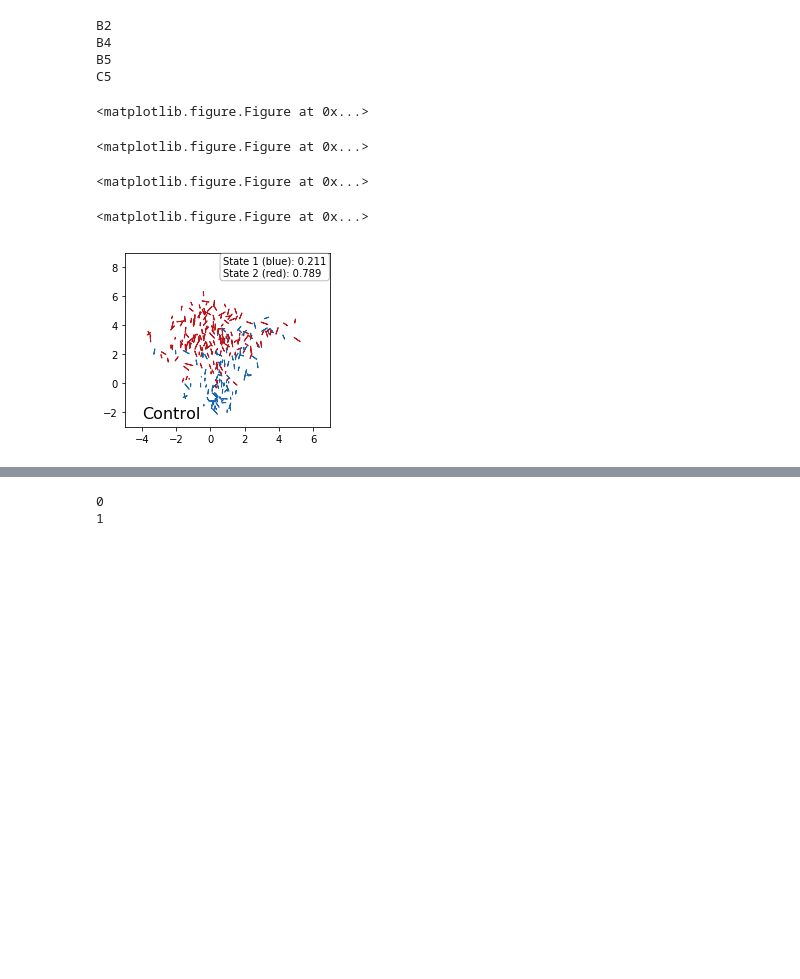
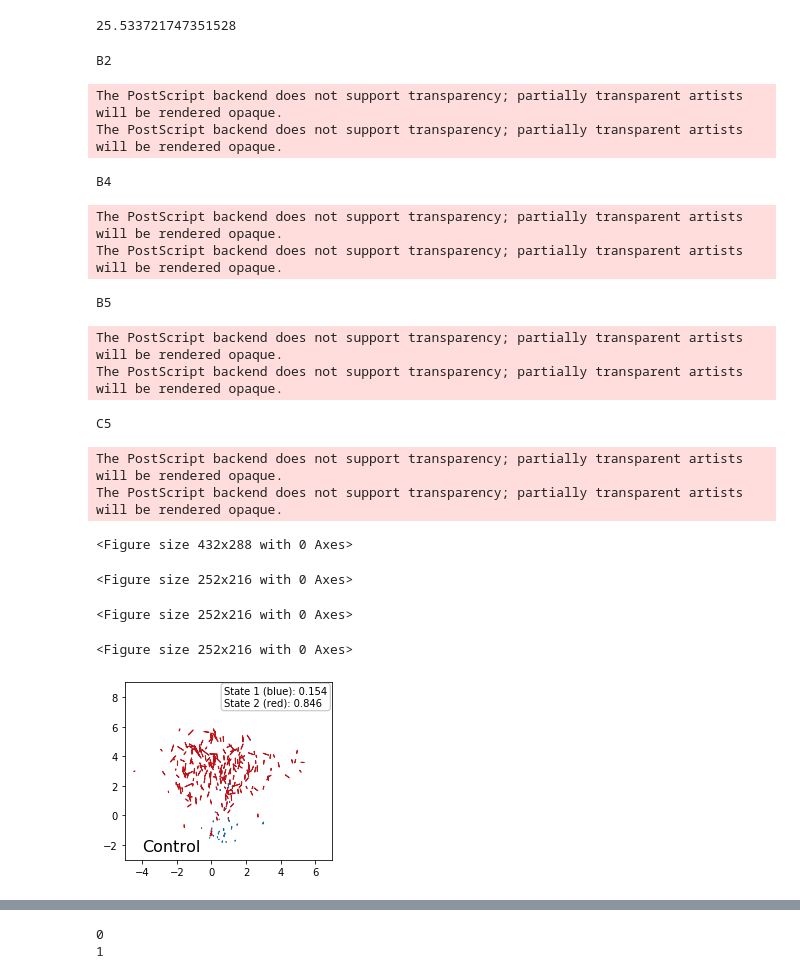
Before and after one commit to mehta-lab/dynamorph, a Jupyter notebook: NOVEMBER_Analysis.ipynb, the cells around one changed output, grey strips where cells are left out. Drawn from its saved outputs; the diff is of its cells as text; code cells hidden in the pictures; blank space fills up the shorter version.

```diff
--- a/NOVEMBER_Analysis.ipynb
+++ b/NOVEMBER_Analysis.ipynb
@@ -304,6 +323,7 @@ plt.savefig('traj_vec_rand_samples_pre_pca.png', dpi=300)
 
 cell_aps = pickle.load(open(os.path.join(raw_folder, 'all_patches_cell_aspect_ratios.pkl'), 'rb'))
 traj_orientations = {}
+traj_orientations2 = {}
 traj_orientation_stds = {}
 patch_orientations = {}
 patch_displacements = {}
@@ -345,7 +365,7 @@ for t in traj_inds:
         continue
 
     ang_diffs = [(a1 - a2)%(np.pi) for a1, a2 in zip(angs1, angs2)]
-    ang_diffs = [a if a < np.pi/2 else a - np.pi for a in ang_diffs]
+    #ang_diffs = [a if a < np.pi/2 else a - np.pi for a in ang_diffs]
     ang_diffs_all.extend(ang_diffs)
     for f, a in zip(valid_fs_, ang_diffs):
         patch_orientations[f] = a
@@ -358,7 +378,8 @@ for t in traj_inds:
     merged_d, merged_ang_diff = cmath.polar(complex(merged_x, merged_y))
 
     assert np.allclose(merged_d, np.sqrt(merged_x**2 + merged_y**2))
-    traj_orientations[t] = merged_ang_diff/2
+    traj_orientations[t] = merged_ang_diff / 2
+    traj_orientations2[t] = np.arctan(merged_y/merged_x) / 2
     traj_orientation_stds[t] = merged_d/sum(ds)
 # %%
 ### Calculate Cell Sizes ###
@@ -834,11 +836,9 @@ def extract_representatives(traj_pool, target_PC1=(None, None), target_PC2=(None
     selected_ts = sorted(selected_ts, key=lambda x: np.std(properties[x][0]) + np.std(properties[x][1]))
     return selected_ts
 
-
-### Sample input/output ###
 model = VQ_VAE(alpha=0.0005, gpu=True)
-#model = model.cuda()
-model.load_state_dict(torch.load('HiddenStateExtractor/save_0005_bkp4.pt', map_location={'cuda:0': 'cpu'}))
+model = model.cuda()
+model.load_state_dict(torch.load('HiddenStateExtractor/save_0005_bkp4.pt'))
 sample_fs = {}
 # %%
 # Extract representative trajectories: B4
@@ -972,6 +970,7 @@ for t in trajs:
 X = np.array(X)
 Y = np.array(Y)
 std_unit = np.std(X, 0)
+std_unit = np.clip(std_unit, 0.6, 10.)
 # %%
 ### GMM ###
 def calculate_sample_prob_mat(X, centers, stds):
@@ -1057,5 +1056,5 @@ for i in range(10):
     print(well_prob_mat)
     prob_mat = get_merged_prob_mat(X, Y, centers, stds, well_prob_mat)
     centers, _, well_prob_mat = calculate_new_centers(X, Y, prob_mat)
-    stds = [0.5*std_unit for c in centers]
+    stds = [0.85*std_unit for c in centers]
 # %% [output]
@@ -1109,21 +1128,23 @@ for well in wells_:
+# %%
+np.exp(3.24)
+# %% [output]
+25.533721747351528
 # %%
 ### Scatter (Arrow) plot of trajectory level PC1 - PC2 - speed ###
 
-traj_vector_K2 = {}
-K = 2
-for t in trajs:
-    well = t[:2]
-    if not well in wells_:
-        continue
-    traj_full_dats = np.stack([dats[well][ind] for ind in traj_inds[t]], 0)
-    segs = np.linspace(0, len(traj_inds[t]), K+1).astype(int)
-    vs = []
-    for i in range(len(segs) - 1):
-        v = traj_full_dats[segs[i]:segs[i+1]].mean(0)
-        vs.append(v)
-    traj_vector_K2[t] = vs
-
-
+# traj_vector_K2 = {}
+# K = 2
+# for t in trajs:
+#     well = t[:2]
+#     if not well in wells_:
+#         continue
+#     traj_full_dats = np.stack([dats[well][ind] for ind in traj_inds[t]], 0)
+#     segs = np.linspace(0, len(traj_inds[t]), K+1).astype(int)
+#     vs = []
+#     for i in range(len(segs) - 1):
+#         v = traj_full_dats[segs[i]:segs[i+1]].mean(0)
+#         vs.append(v)
+#     traj_vector_K2[t] = vs
 
 # state_lengths = [[], []]
 speed_ticks = [4., 8., 16., 32., 64., 128.]
@@ -1143,8 +1164,8 @@ for i_w, well in enumerate(sorted(wells_)):
         if not t in traj_orientations:
             continue
         merged_ang_diff = traj_orientations[t]
-        #merged_d = np.exp(df['Speed'][i])/200
-        merged_d = (1 - traj_orientation_stds[t])/2 # Longer marker indicates more consistent movement (smaller circular SD)
+        merged_d = np.exp(df['Speed'][i])/200
+        #merged_d = (1 - traj_orientation_stds[t])/2 # Longer marker indicates more consistent movement (smaller circular SD)
         arrow_vec = (merged_d * np.sin(merged_ang_diff), merged_d * np.cos(merged_ang_diff))
         x_center = df['PC1'][i]
         y_center = df['PC2'][i]
@@ -1158,41 +1179,50 @@ for i_w, well in enumerate(sorted(wells_)):
 #         dx = dx/4
 #         dy = dy/4
 
         x = x_center - dx/2
         y = y_center - dy/2
 
         st = df['State'][i]
         if np.max(st) < 0.9:
             continue
         c = state_cmaps[np.argmax(st)](0.8)
         plt.arrow(x, y, dx, dy, color=c, width=0.005, head_width=0.)
 #         plt.plot([x_center], [y_center], c=c, marker='*', markersize=5.)
 #         state_lengths[np.argmax(st)].append(np.sqrt(dx**2 + dy**2))
 
     plt.xlabel("")
     plt.ylabel("")
     plt.xlim(-5, 7)
     plt.ylim(-3, 9)
     plt.text(bins_PC1[0], bins_PC2[1], legends[well], fontdict={"size": 16})
     bbox = dict(boxstyle='round', facecolor=(1., 1., 1., 0.5), edgecolor=(0.5, 0.5, 0.5, 0.5), alpha=0.5)
+    well_prob = np.stack(traj_states[well], 0).mean(0)
     plt.text(bins_PC1[-11],
              bins_PC2[-2],
-             'State 1 (blue): %.3f\nState 2 (red): %.3f' % (well_prob_mat[i_w][0], well_prob_mat[i_w][1]),
+             'State 1 (blue): %.3f\nState 2 (red): %.3f' % (well_prob[0], well_prob[1]),
              fontdict={"size": 10},
              bbox=bbox)
     plt.tight_layout()
 #     plt.show()
     plt.savefig("NOVEMBER_%s_traj_state_PC1_PC2_speed.png" % well, dpi=300)
     plt.savefig("NOVEMBER_%s_traj_state_PC1_PC2_speed.eps" % well)
 # %% [output]
 B2
-B4
-B5
-C5
-<matplotlib.figure.Figure at 0x...>
+The PostScript backend does not support transparency; partially transparent artists will be rendered opaque.
+The PostScript backend does not support transparency; partially transparent artists will be rendered opaque.
-<matplotlib.figure.Figure at 0x...>
+B4
-<matplotlib.figure.Figure at 0x...>
+The PostScript backend does not support transparency; partially transparent artists will be rendered opaque.
+The PostScript backend does not support transparency; partially transparent artists will be rendered opaque.
-<matplotlib.figure.Figure at 0x...>
+B5
+The PostScript backend does not support transparency; partially transparent artists will be rendered opaque.
+The PostScript backend does not support transparency; partially transparent artists will be rendered opaque.
+C5
+The PostScript backend does not support transparency; partially transparent artists will be rendered opaque.
+The PostScript backend does not support transparency; partially transparent artists will be rendered opaque.
+<Figure size 432x288 with 0 Axes>
+<Figure size 252x216 with 0 Axes>
+<Figure size 252x216 with 0 Axes>
+<Figure size 252x216 with 0 Axes>
-[figure, old version]
+[figure, new version]
 # %%
 ### Histogram of state orientations - patch level ###
```
Also changed, not shown: parts of 29 cells of this notebook, 1 other file.
